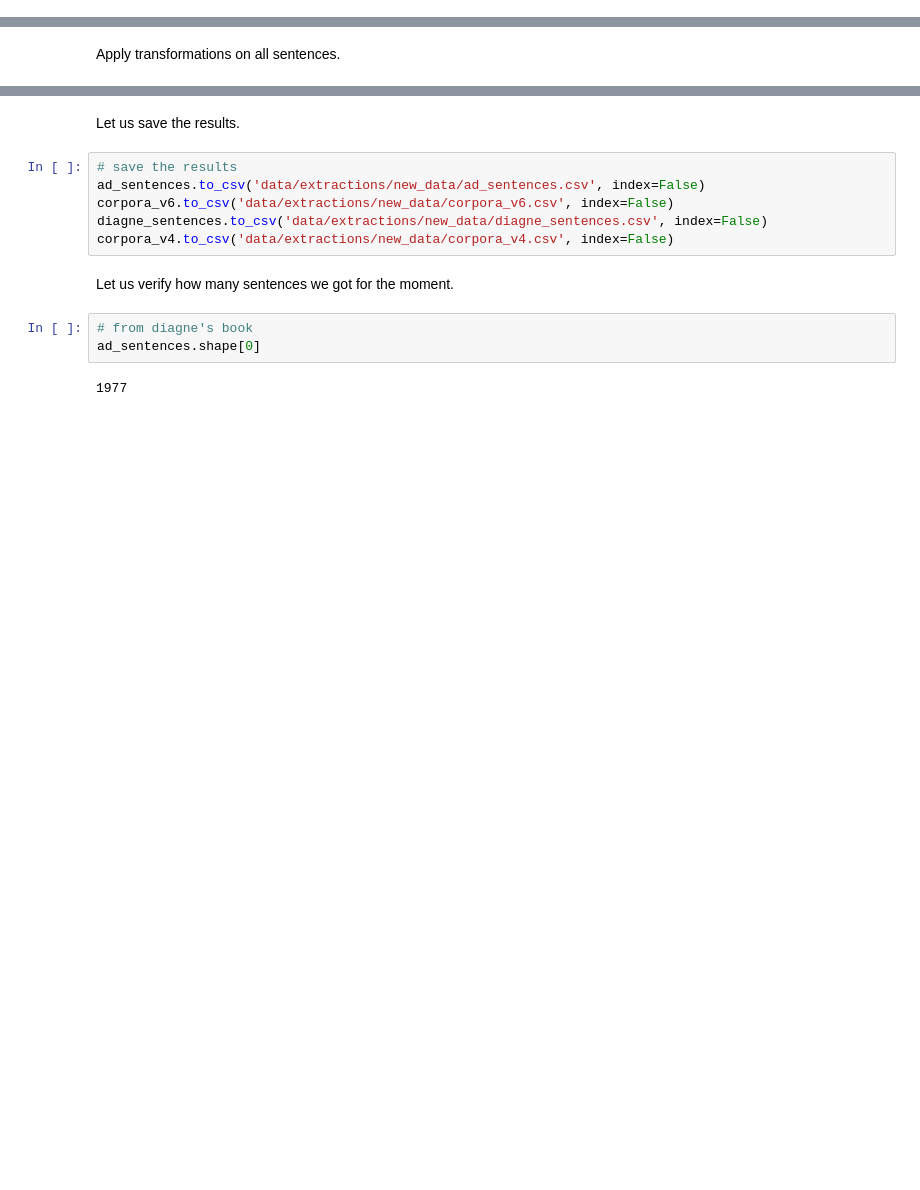
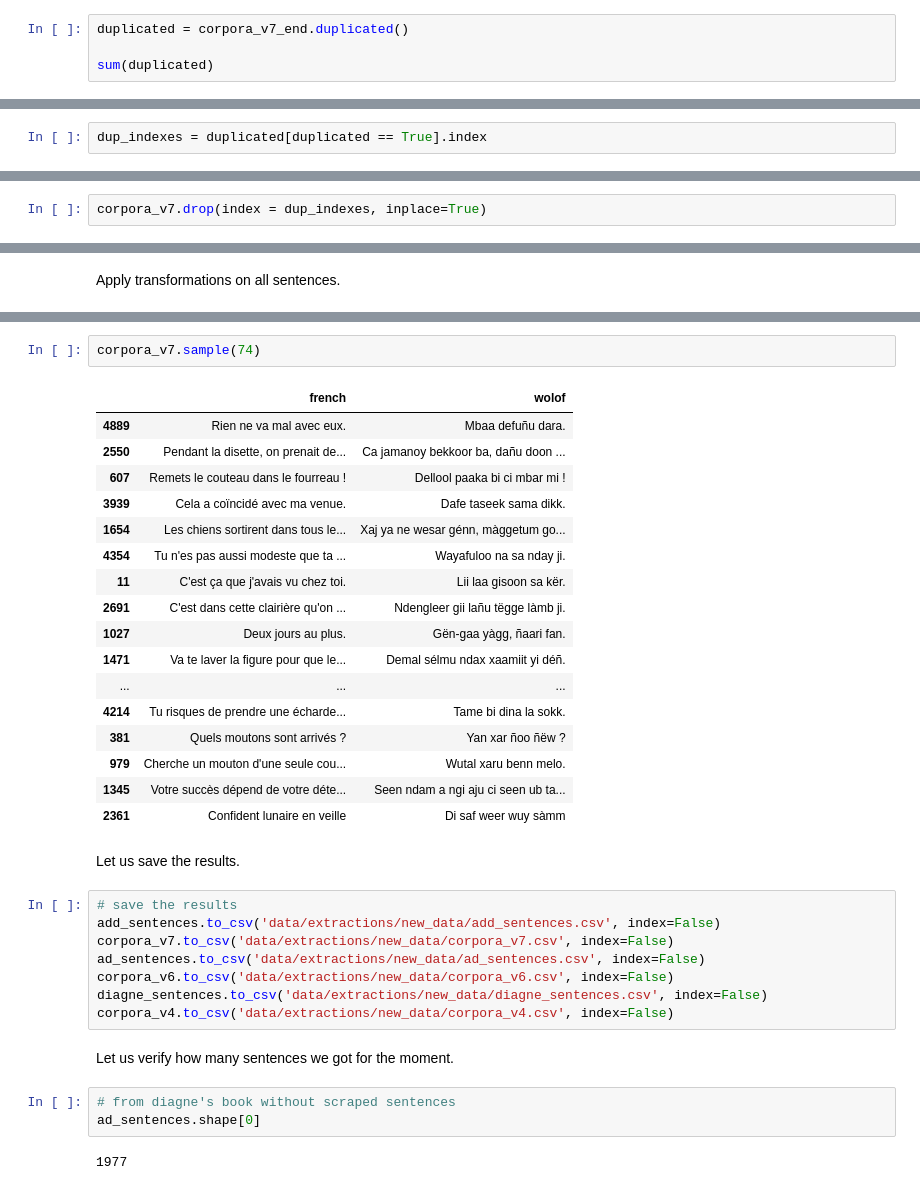
Before and after one commit to Oumar199/Wolof_traduction, a Jupyter notebook: improving_sentences_processing.ipynb, the cells around one changed output, grey strips where cells are left out. Cells and saved outputs as stored; diff of their text form; blank space fills up the shorter version.

```diff
--- a/improving_sentences_processing.ipynb
+++ b/improving_sentences_processing.ipynb
@@ -1235,0 +1258,4 @@ ad_sentences.drop(index = dup_indexes, inplace=True)
+# %%
+duplicated = corpora_v7_end.duplicated()
+
+sum(duplicated)
@@ -1235,0 +1266,2 @@ ad_sentences.drop(index = dup_indexes, inplace=True)
+# %%
+dup_indexes = duplicated[duplicated == True].index
@@ -1235,0 +1274,2 @@ ad_sentences.drop(index = dup_indexes, inplace=True)
+# %%
+corpora_v7.drop(index = dup_indexes, inplace=True)
@@ -1296,7 +1397,29 @@ corpora_v6.head(74)
+# %%
+corpora_v7.sample(74)
+# %% [output]
+|  | french | wolof |
+| 4889 | Rien ne va mal avec eux. | Mbaa defuñu dara. |
+| 2550 | Pendant la disette, on prenait de... | Ca jamanoy bekkoor ba, dañu doon ... |
+| 607 | Remets le couteau dans le fourreau ! | Dellool paaka bi ci mbar mi ! |
+| 3939 | Cela a coïncidé avec ma venue. | Dafe taseek sama dikk. |
+| 1654 | Les chiens sortirent dans tous le... | Xaj ya ne wesar génn, màggetum go... |
+| 4354 | Tu n'es pas aussi modeste que ta ... | Wayafuloo na sa nday ji. |
+| 11 | C'est ça que j'avais vu chez toi. | Lii laa gisoon sa kër. |
+| 2691 | C'est dans cette clairière qu'on ... | Ndengleer gii lañu tëgge làmb ji. |
+| 1027 | Deux jours au plus. | Gën-gaa yàgg, ñaari fan. |
+| 1471 | Va te laver la figure pour que le... | Demal sélmu ndax xaamiit yi déñ. |
+| ... | ... | ... |
+| 4214 | Tu risques de prendre une écharde... | Tame bi dina la sokk. |
+| 381 | Quels moutons sont arrivés ? | Yan xar ñoo ñëw ? |
+| 979 | Cherche un mouton d'une seule cou... | Wutal xaru benn melo. |
+| 1345 | Votre succès dépend de votre déte... | Seen ndam a ngi aju ci seen ub ta... |
+| 2361 | Confident lunaire en veille | Di saf weer wuy sàmm |
 # %% [markdown]
 Let us save the results.
 # %%
 # save the results
+add_sentences.to_csv('data/extractions/new_data/add_sentences.csv', index=False)
+corpora_v7.to_csv('data/extractions/new_data/corpora_v7.csv', index=False)
 ad_sentences.to_csv('data/extractions/new_data/ad_sentences.csv', index=False)
 corpora_v6.to_csv('data/extractions/new_data/corpora_v6.csv', index=False)
 diagne_sentences.to_csv('data/extractions/new_data/diagne_sentences.csv', index=False)
@@ -1304,7 +1427,7 @@ corpora_v4.to_csv('data/extractions/new_data/corpora_v4.csv', index=False)
 # %% [markdown]
 Let us verify how many sentences we got for the moment.
 # %%
-# from diagne's book
+# from diagne's book without scraped sentences
 ad_sentences.shape[0]
 # %% [output]
 1977
```
Also changed, not shown: parts of 45 cells of this notebook, 20 other files.
